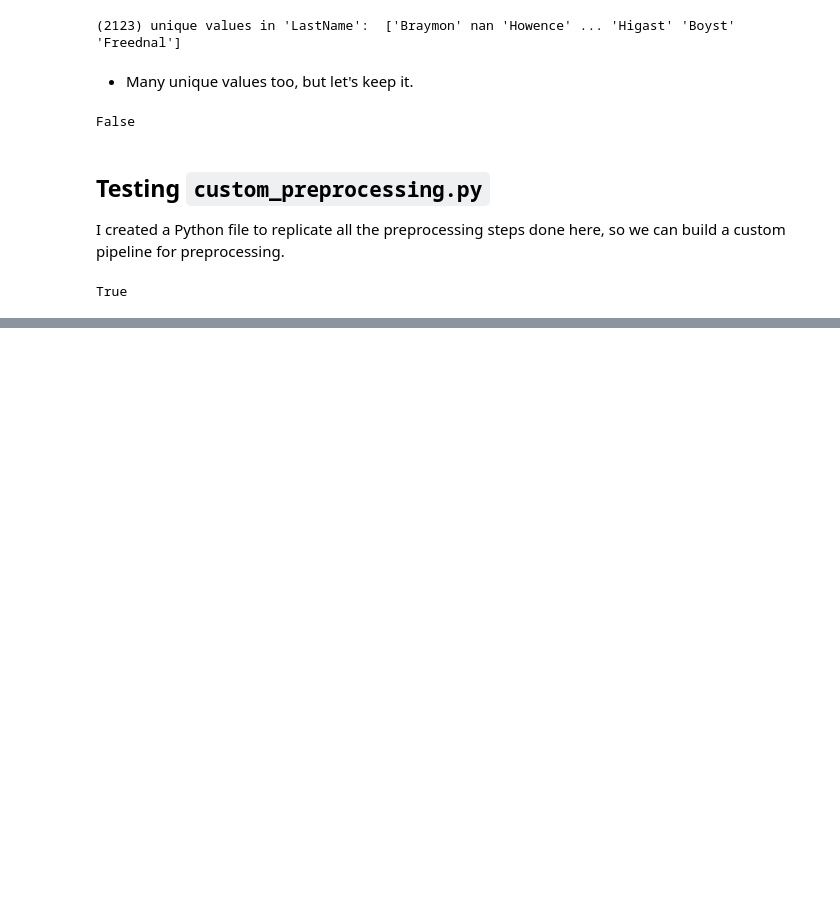
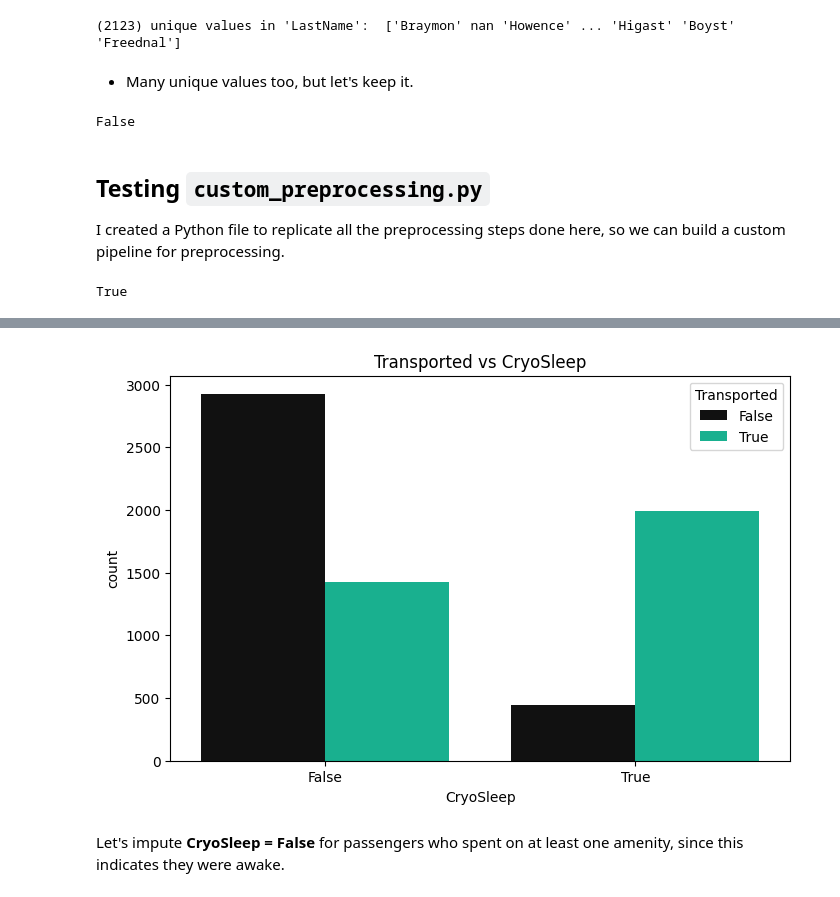
Before and after one commit to mhenriqueof/nn-classification-spaceship-titanic, a Jupyter notebook: notebooks/01_preprocessing.ipynb, the cells around one changed output, grey strips where cells are left out. Saved outputs shown, nothing was run; the diff lists cells and outputs as text; code cells hidden in the pictures; blank space fills up the shorter version.

```diff
--- a/notebooks/01_preprocessing.ipynb
+++ b/notebooks/01_preprocessing.ipynb
@@ -297,0 +353,9 @@ True
+# %%
+plt.figure(figsize=(8,5))
+sns.countplot(data=df, x='CryoSleep', hue='Transported', palette=["#111", "#00C99D"])
+plt.title(f'Transported vs {'CryoSleep'}')
+plt.show()
+# %% [output]
+[figure, added]
+# %% [markdown]
+Let's impute **CryoSleep = False** for passengers who spent on at least one amenity, since this indicates they were awake.
```
Also changed, not shown: parts of 15 cells of this notebook.
